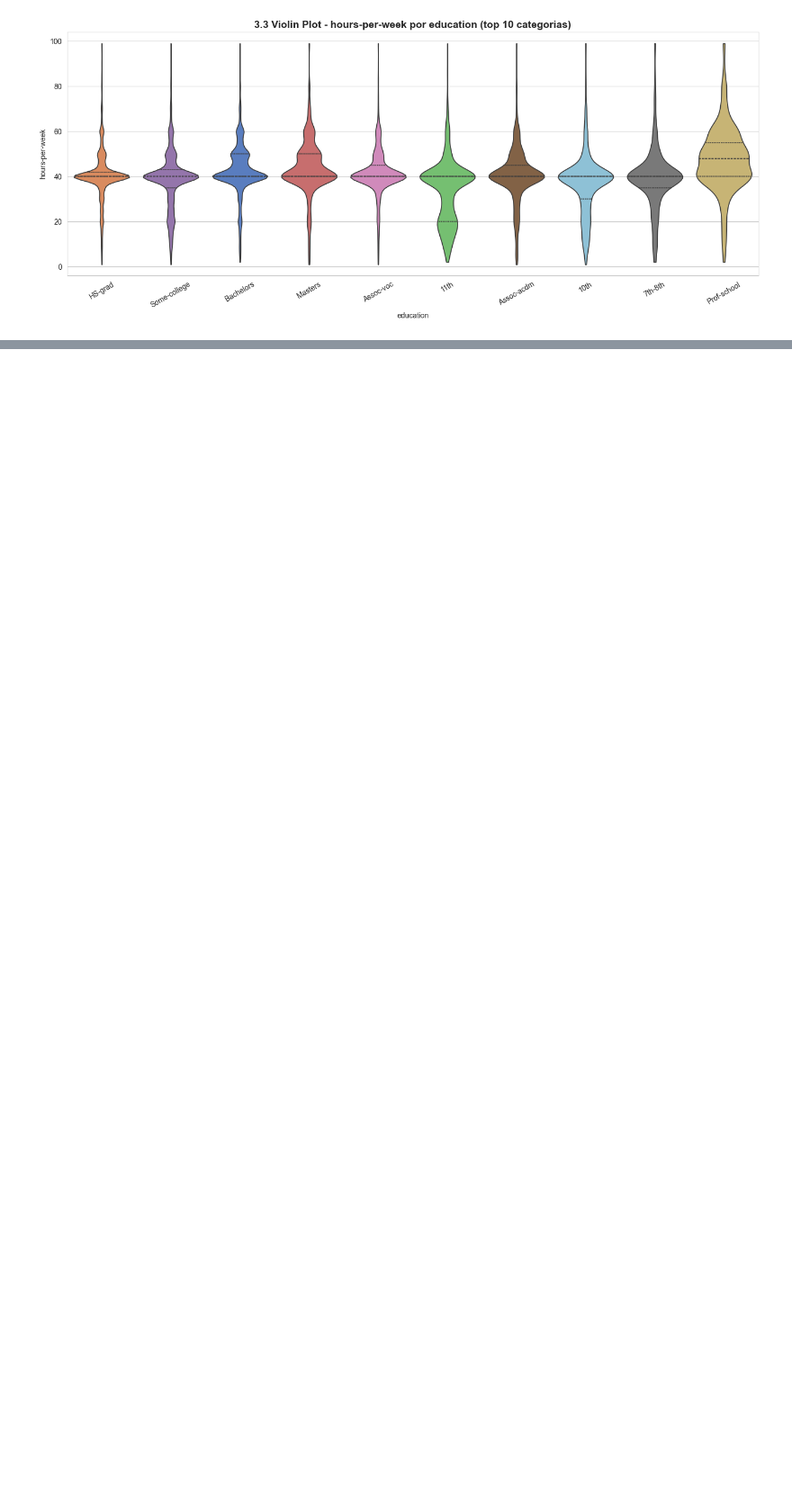
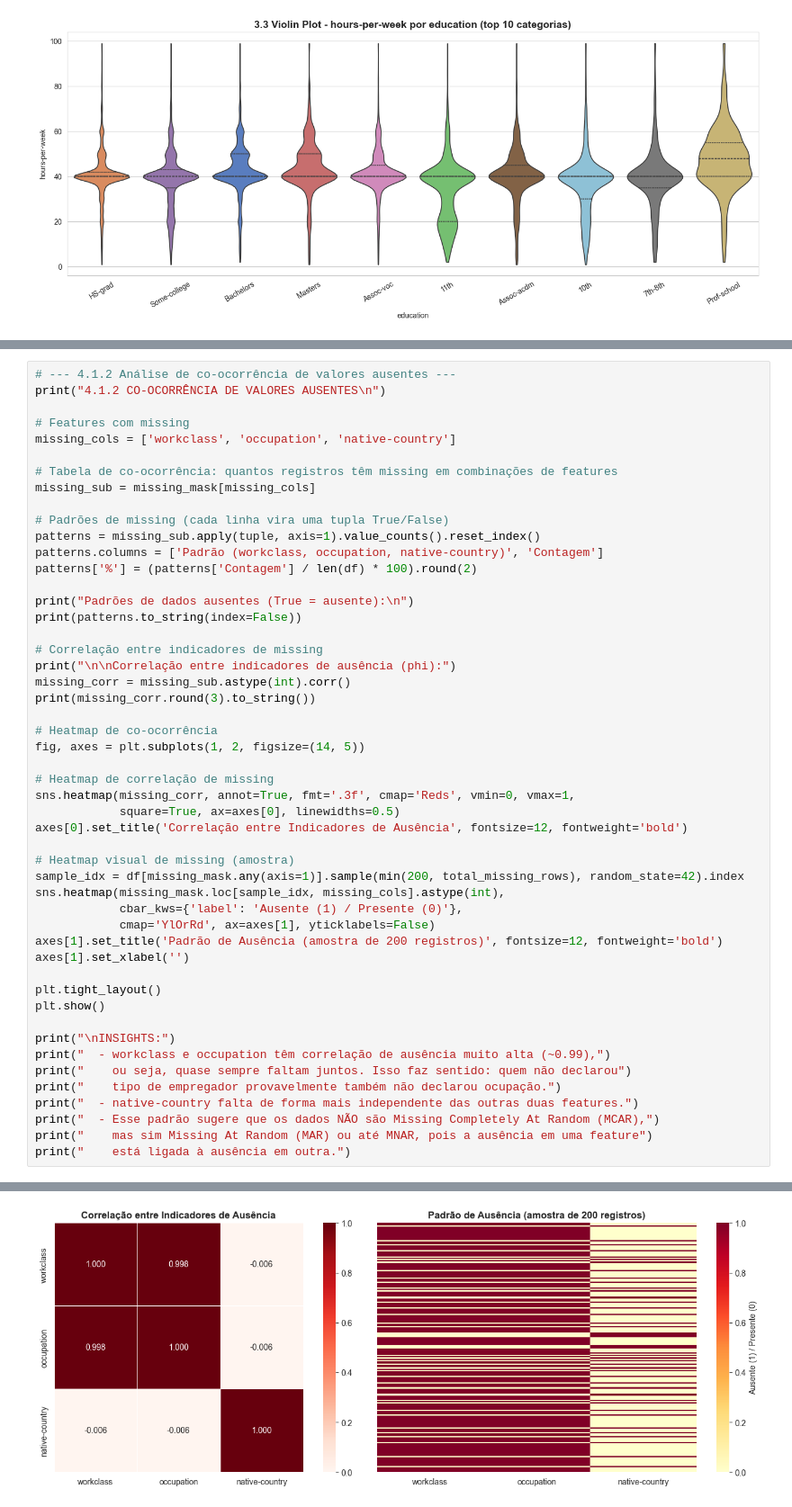
Before and after one commit to NicolasVolf/aps1-machinelearning, a Jupyter notebook: aps1.ipynb, the cells around one changed output, grey strips where cells are left out. Shown at 90% size. Drawn from its saved outputs; the diff is of its cells as text; blank space fills up the shorter version.

```diff
--- a/aps1.ipynb
+++ b/aps1.ipynb
@@ -711,0 +801,51 @@ plt.show()
+# %%
+# --- 4.1.2 Análise de co-ocorrência de valores ausentes ---
+print("4.1.2 CO-OCORRÊNCIA DE VALORES AUSENTES\n")
+
+# Features com missing
+missing_cols = ['workclass', 'occupation', 'native-country']
+
+# Tabela de co-ocorrência: quantos registros têm missing em combinações de features
+missing_sub = missing_mask[missing_cols]
+
+# Padrões de missing (cada linha vira uma tupla True/False)
+patterns = missing_sub.apply(tuple, axis=1).value_counts().reset_index()
+patterns.columns = ['Padrão (workclass, occupation, native-country)', 'Contagem']
+patterns['%'] = (patterns['Contagem'] / len(df) * 100).round(2)
+
+print("Padrões de dados ausentes (True = ausente):\n")
+print(patterns.to_string(index=False))
+
+# Correlação entre indicadores de missing
+print("\n\nCorrelação entre indicadores de ausência (phi):")
+missing_corr = missing_sub.astype(int).corr()
+print(missing_corr.round(3).to_string())
+
+# Heatmap de co-ocorrência
+fig, axes = plt.subplots(1, 2, figsize=(14, 5))
+
+# Heatmap de correlação de missing
+sns.heatmap(missing_corr, annot=True, fmt='.3f', cmap='Reds', vmin=0, vmax=1,
+            square=True, ax=axes[0], linewidths=0.5)
+axes[0].set_title('Correlação entre Indicadores de Ausência', fontsize=12, fontweight='bold')
+
+# Heatmap visual de missing (amostra)
+sample_idx = df[missing_mask.any(axis=1)].sample(min(200, total_missing_rows), random_state=42).index
+sns.heatmap(missing_mask.loc[sample_idx, missing_cols].astype(int),
+            cbar_kws={'label': 'Ausente (1) / Presente (0)'},
+            cmap='YlOrRd', ax=axes[1], yticklabels=False)
+axes[1].set_title('Padrão de Ausência (amostra de 200 registros)', fontsize=12, fontweight='bold')
+axes[1].set_xlabel('')
+
+plt.tight_layout()
+plt.show()
+
+print("\nINSIGHTS:")
+print("  - workclass e occupation têm correlação de ausência muito alta (~0.99),")
+print("    ou seja, quase sempre faltam juntos. Isso faz sentido: quem não declarou")
+print("    tipo de empregador provavelmente também não declarou ocupação.")
+print("  - native-country falta de forma mais independente das outras duas features.")
+print("  - Esse padrão sugere que os dados NÃO são Missing Completely At Random (MCAR),")
+print("    mas sim Missing At Random (MAR) ou até MNAR, pois a ausência em uma feature")
+print("    está ligada à ausência em outra.")
+# %% [output]
@@ -711,0 +869 @@ plt.show()
+[figure, added]
```
Also changed, not shown: parts of 27 cells of this notebook.
